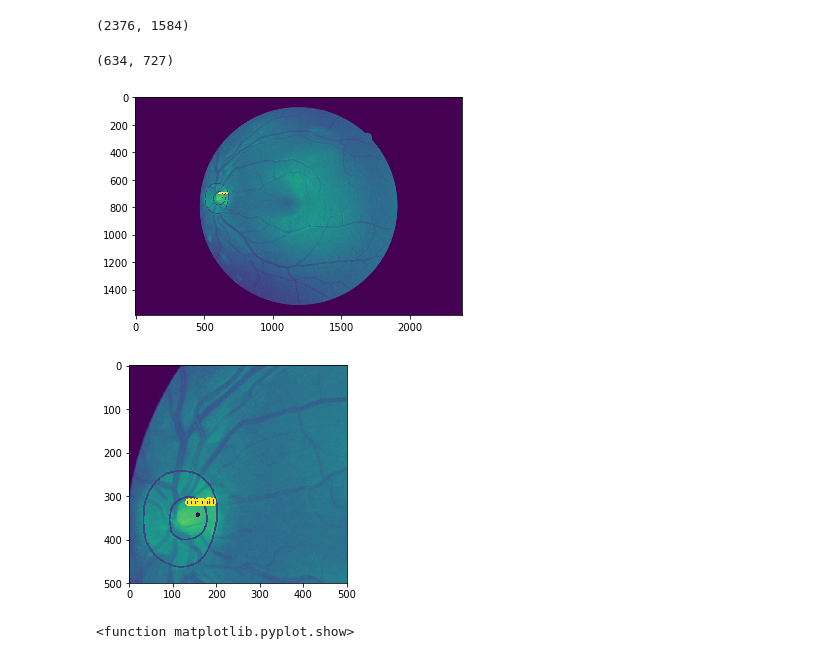
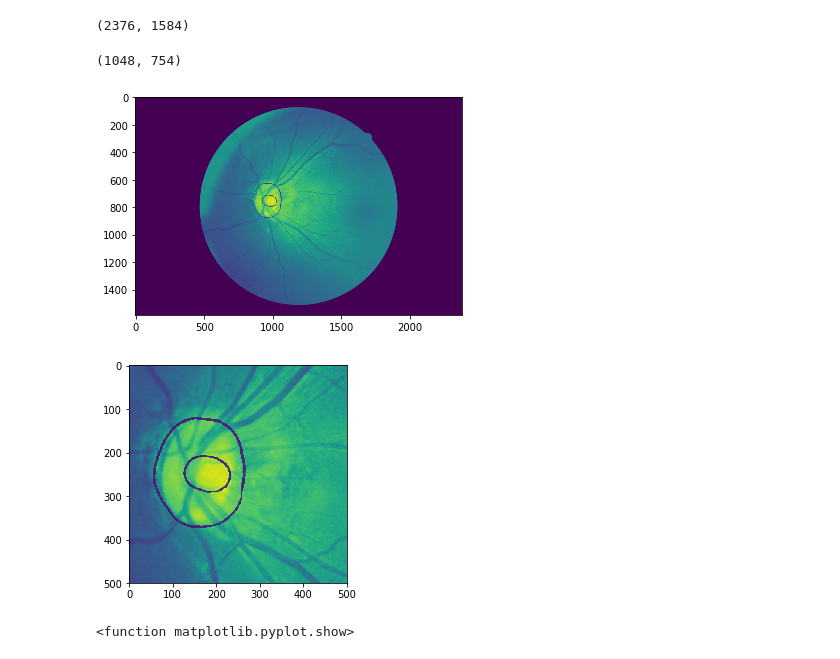
Before and after one commit to fambargh/SAMPLE, a Jupyter notebook: Untitled41.ipynb, the cells around one changed output. Cells and saved outputs as stored; diff of their text form; code cells hidden in the pictures.

```diff
--- a/Untitled41.ipynb
+++ b/Untitled41.ipynb
@@ -77,6 +73,6 @@ Enter your authorization code:
 Mounted at /content/drive
 # %%
-s='/content/drive/My Drive/muip/mui/Copy of image1-2.jpg'
+s='/content/drive/My Drive/muip/mui/Copy of image2-3.jpg'
 # %%
 im = Image.open(s)
 #plt.imshow(s)
@@ -179,22 +175,22 @@ plt.show
 #h,l=u.size
 #print(u.size)
 # %% [output]
-(634, 727)
+(1048, 754)
-[figure, old version]
+[figure, new version]
 # %%
 centerX = int(cx)
 centerY = int(cy)
 #idth = float(1500)
 #eight = float(1500)
 # = np.asarray(i)
 #height, width = u.shape
 #eight=150
 #o=u[int(height-centerX-50):int(width-centerY-50),int(centerX+50):int(centerY+50)]
-o=u[int(cX-250):int(cX+250),int(cY-250):int(cY+250)]
+o=u[int(cY-250):int(cY+250),int(cX-250):int(cX+250)]
 plt.imshow(o)
 plt.show()
 # %% [output]
-[figure, old version]
+[figure, new version]
 # %%
 q = Image. fromarray(thresh1)
 q. save('test.png')
```
Also changed, not shown: parts of 3 cells of this notebook.
